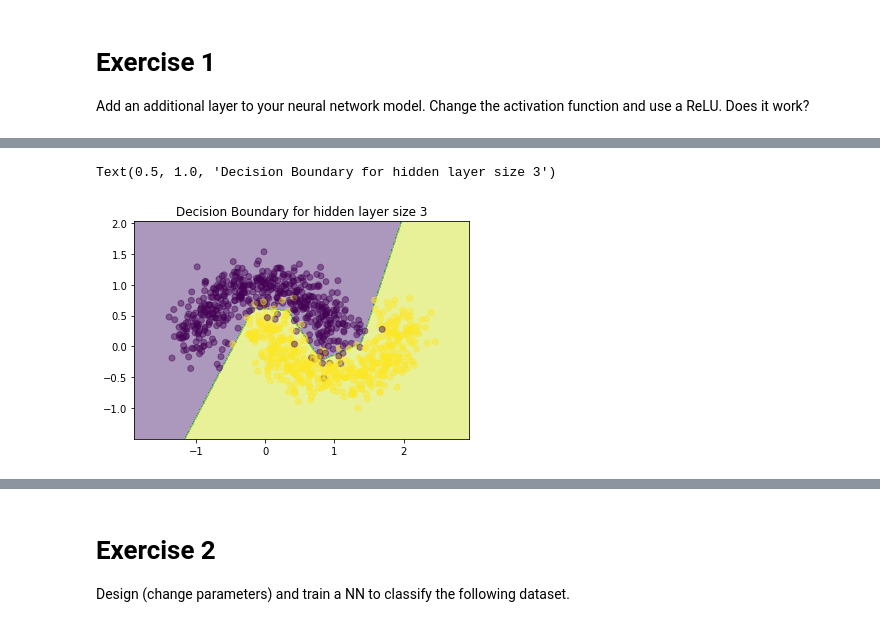
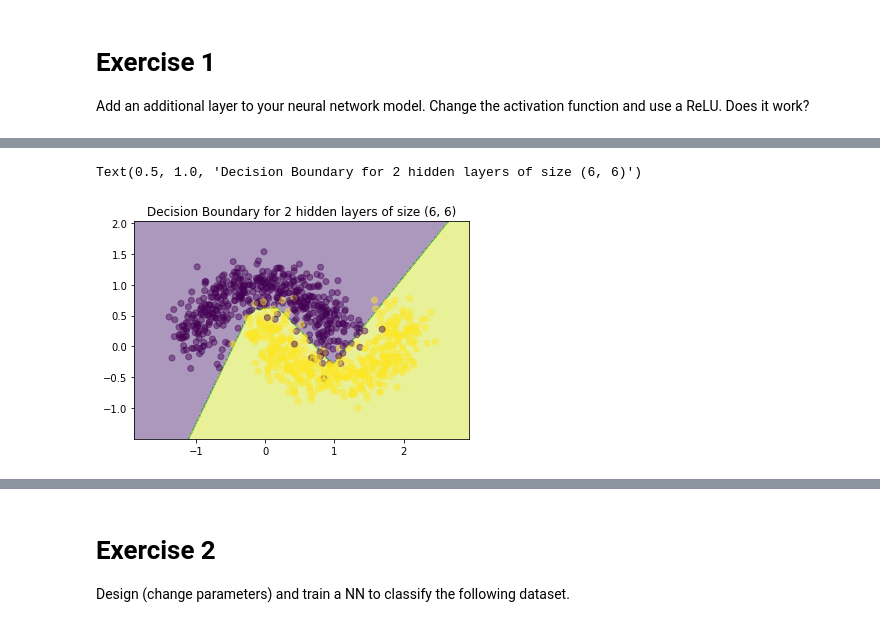
Before and after one commit to Vol0kin/DL, a Jupyter notebook: Assignment_1/1st_Assignment.ipynb, the cells around one changed output, grey strips where cells are left out. Cells and saved outputs as stored; diff of their text form; code cells hidden in the pictures.

```diff
--- a/Assignment_1/1st_Assignment.ipynb
+++ b/Assignment_1/1st_Assignment.ipynb
@@ -406,2 +248,0 @@ def relu(x):
-# %%
-model = train_nn_2hl(nn, print_loss=True)
@@ -425,0 +304,5 @@ Loss after iteration 49000: 0.081152
+# %%
+# Create and train neural network
+nn = create_nn_2_hl(nn_input_dim, (6, 6))
+
+model = train(nn, print_loss=True)
@@ -426,7 +333,7 @@ Loss after iteration 49000: 0.081152
 # %%
 # Plot the decision boundary
 plot_decision_boundary(lambda x: predict(model, x))
-plt.title("Decision Boundary for hidden layer size 3")
+plt.title("Decision Boundary for 2 hidden layers of size (6, 6)")
 # %% [output]
-Text(0.5, 1.0, 'Decision Boundary for hidden layer size 3')
+Text(0.5, 1.0, 'Decision Boundary for 2 hidden layers of size (6, 6)')
-[figure, old version]
+[figure, new version]
```
Also changed, not shown: parts of 35 cells of this notebook.
